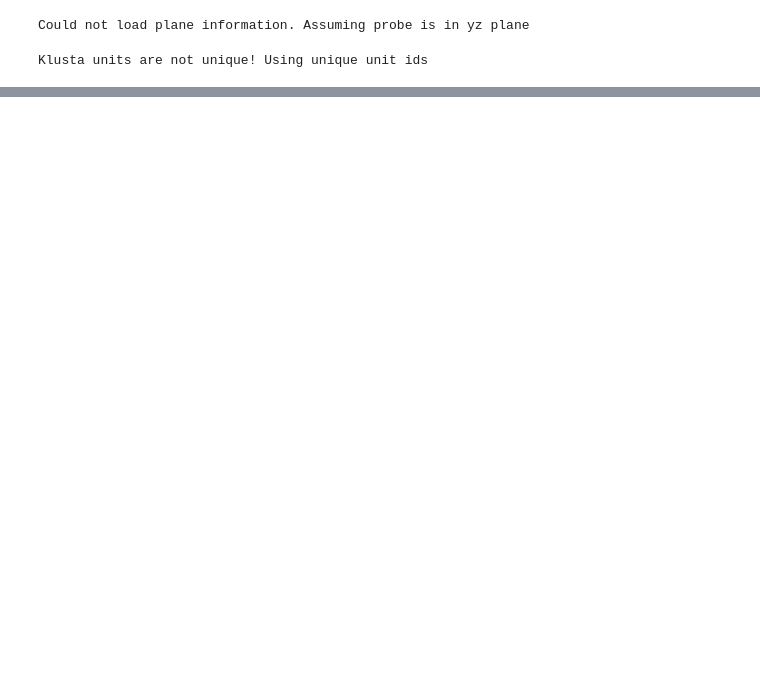
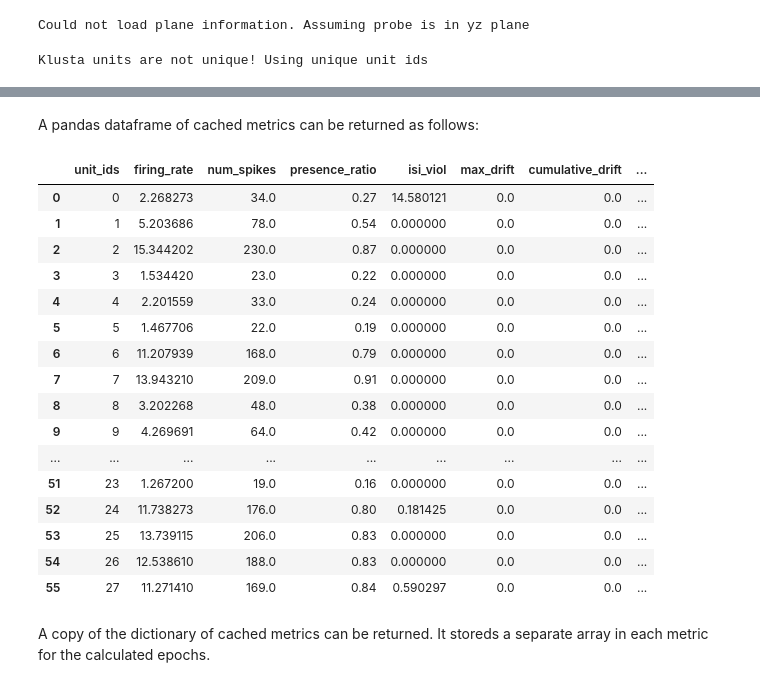
Before and after one commit to SpikeInterface/spiketoolkit, a Jupyter notebook: prep_spikeinterface_for_metrics.ipynb, the cells around one changed output, grey strips where cells are left out. Cells and saved outputs as stored; diff of their text form; code cells hidden in the pictures; blank space fills up the shorter version.

```diff
--- a/prep_spikeinterface_for_metrics.ipynb
+++ b/prep_spikeinterface_for_metrics.ipynb
@@ -291,0 +27,7 @@ metrics_dict['firing_rate'][1]
+# %%
+epoch_tuples = [(0.0, 15.0), (15.0, 30.0)]
+epoch_names = ["start", "end"]
+unit_ids = sorting.get_unit_ids()
+
+metric_calculator = st.validation.MetricCalculator(sorting, sampling_frequency=sorting.get_sampling_frequency(), unit_ids=unit_ids, \
+                                                   epoch_tuples=epoch_tuples, epoch_names=epoch_names)
@@ -291,0 +117,24 @@ metrics_dict['firing_rate'][1]
+# %% [markdown]
+A pandas dataframe of cached metrics can be returned as follows:
+# %%
+metric_calculator.get_metrics_df()
+# %% [output]
+|  | unit_ids | firing_rate | num_spikes | presence_ratio | isi_viol | max_drift | cumulative_drift | ... |
+| 0 | 0 | 2.268273 | 34.0 | 0.27 | 14.580121 | 0.0 | 0.0 | ... |
+| 1 | 1 | 5.203686 | 78.0 | 0.54 | 0.000000 | 0.0 | 0.0 | ... |
+| 2 | 2 | 15.344202 | 230.0 | 0.87 | 0.000000 | 0.0 | 0.0 | ... |
+| 3 | 3 | 1.534420 | 23.0 | 0.22 | 0.000000 | 0.0 | 0.0 | ... |
+| 4 | 4 | 2.201559 | 33.0 | 0.24 | 0.000000 | 0.0 | 0.0 | ... |
+| 5 | 5 | 1.467706 | 22.0 | 0.19 | 0.000000 | 0.0 | 0.0 | ... |
+| 6 | 6 | 11.207939 | 168.0 | 0.79 | 0.000000 | 0.0 | 0.0 | ... |
+| 7 | 7 | 13.943210 | 209.0 | 0.91 | 0.000000 | 0.0 | 0.0 | ... |
+| 8 | 8 | 3.202268 | 48.0 | 0.38 | 0.000000 | 0.0 | 0.0 | ... |
+| 9 | 9 | 4.269691 | 64.0 | 0.42 | 0.000000 | 0.0 | 0.0 | ... |
+| ... | ... | ... | ... | ... | ... | ... | ... | ... |
+| 51 | 23 | 1.267200 | 19.0 | 0.16 | 0.000000 | 0.0 | 0.0 | ... |
+| 52 | 24 | 11.738273 | 176.0 | 0.80 | 0.181425 | 0.0 | 0.0 | ... |
+| 53 | 25 | 13.739115 | 206.0 | 0.83 | 0.000000 | 0.0 | 0.0 | ... |
+| 54 | 26 | 12.538610 | 188.0 | 0.83 | 0.000000 | 0.0 | 0.0 | ... |
+| 55 | 27 | 11.271410 | 169.0 | 0.84 | 0.590297 | 0.0 | 0.0 | ... |
+# %% [markdown]
+A copy of the dictionary of cached metrics can be returned. It storeds a separate array in each metric for the calculated epochs.
```
Also changed, not shown: parts of 35 cells of this notebook, 4 other files.
